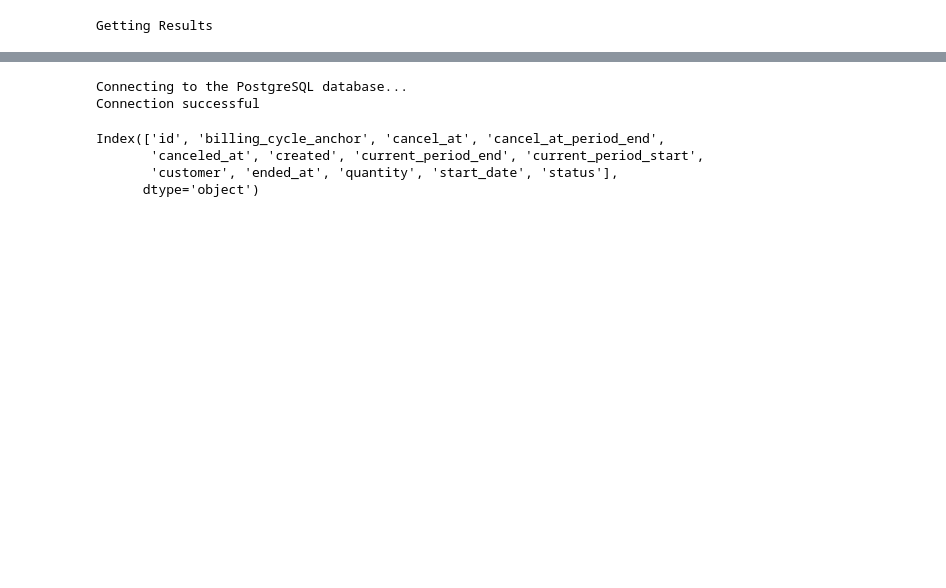
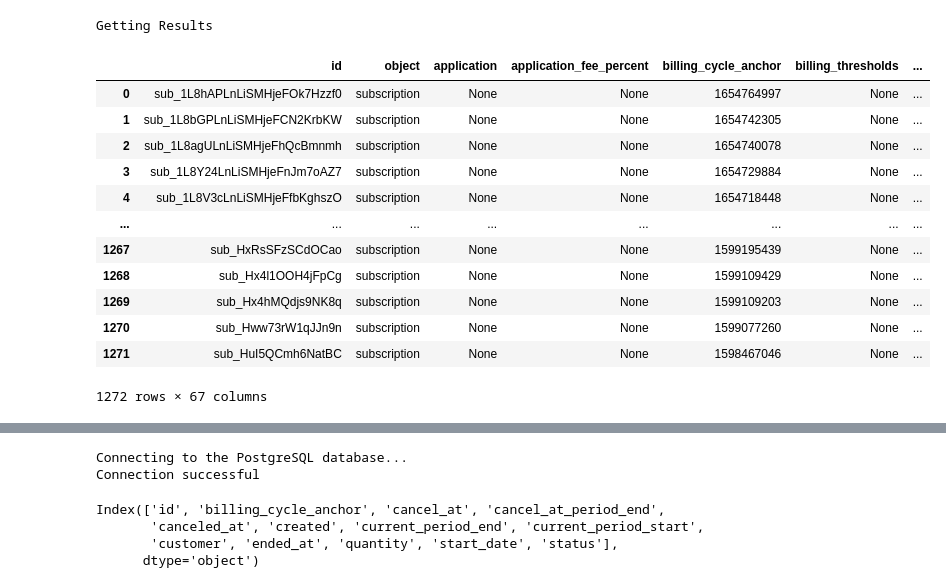
Before and after one commit to jwwstauf/stripe-etl, a Jupyter notebook: stripe api requests.ipynb, the cells around one changed output, grey strips where cells are left out. Drawn from its saved outputs; the diff is of its cells as text; code cells hidden in the pictures; blank space fills up the shorter version.

```diff
--- a/stripe api requests.ipynb
+++ b/stripe api requests.ipynb
@@ -10,13 +10,13 @@ from queries import *
 import pandas.io.sql as sqlio
 # %%
 def get_df():
-    sub_df = pd.DataFrame()
+    df = pd.DataFrame()
     stripe.api_key = api_key
 
     #first query to get response id
     first_response = stripe.Subscription.list(status='all')
     #creating dataframe with responses
-    sub_df = sub_df.append(pd.json_normalize(first_response['data']))
+    df = df.append(pd.json_normalize(first_response['data']))
     #defining next page for loops
     start_after = first_response['data'][-1]['id']
     print('Getting Results')
@@ -26,22 +26,36 @@ def get_df():
             #appending to the dataframe
             response = stripe.Subscription.list(starting_after=start_after, status='all')
             subscription_df = pd.json_normalize(response['data'])
-            sub_df = sub_df.append(subscription_df, ignore_index=True)
+            df = df.append(subscription_df, ignore_index=True)
             #giving the key for the next iteration
             start_after = response['data'][-1]['id']
             #ask george about rate limit issues
-            sleep(1)
+            sleep(.1)
         except:
             print('Stripe Request went wrong')
 
 
         if response["has_more"] == False:
             break
-    return sub_df
+    return df
 # %%
-sub_df = get_df()
+df = get_df()
+df
 # %% [output]
 Getting Results
+|  | id | object | application | application_fee_percent | billing_cycle_anchor | billing_thresholds | ... |
+| 0 | sub_1L8hAPLnLiSMHjeFOk7Hzzf0 | subscription | None | None | 1654764997 | None | ... |
+| 1 | sub_1L8bGPLnLiSMHjeFCN2KrbKW | subscription | None | None | 1654742305 | None | ... |
+| 2 | sub_1L8agULnLiSMHjeFhQcBmnmh | subscription | None | None | 1654740078 | None | ... |
+| 3 | sub_1L8Y24LnLiSMHjeFnJm7oAZ7 | subscription | None | None | 1654729884 | None | ... |
+| 4 | sub_1L8V3cLnLiSMHjeFfbKghszO | subscription | None | None | 1654718448 | None | ... |
+| ... | ... | ... | ... | ... | ... | ... | ... |
+| 1267 | sub_HxRsSFzSCdOCao | subscription | None | None | 1599195439 | None | ... |
+| 1268 | sub_Hx4l1OOH4jFpCg | subscription | None | None | 1599109429 | None | ... |
+| 1269 | sub_Hx4hMQdjs9NK8q | subscription | None | None | 1599109203 | None | ... |
+| 1270 | sub_Hww73rW1qJJn9n | subscription | None | None | 1599077260 | None | ... |
+| 1271 | sub_HuI5QCmh6NatBC | subscription | None | None | 1598467046 | None | ... |
+1272 rows × 67 columns
 # %%
 def cleaning_df(df):
     df = df[['id', 'billing_cycle_anchor', 'cancel_at', 'cancel_at_period_end', 'canceled_at', 'created', 'current_period_end', 'current_period_start', 'customer', 'ended_at', 'quantity', 'start_date', 'status']]
```
Also changed, not shown: parts of 14 cells of this notebook, 2 other files.
